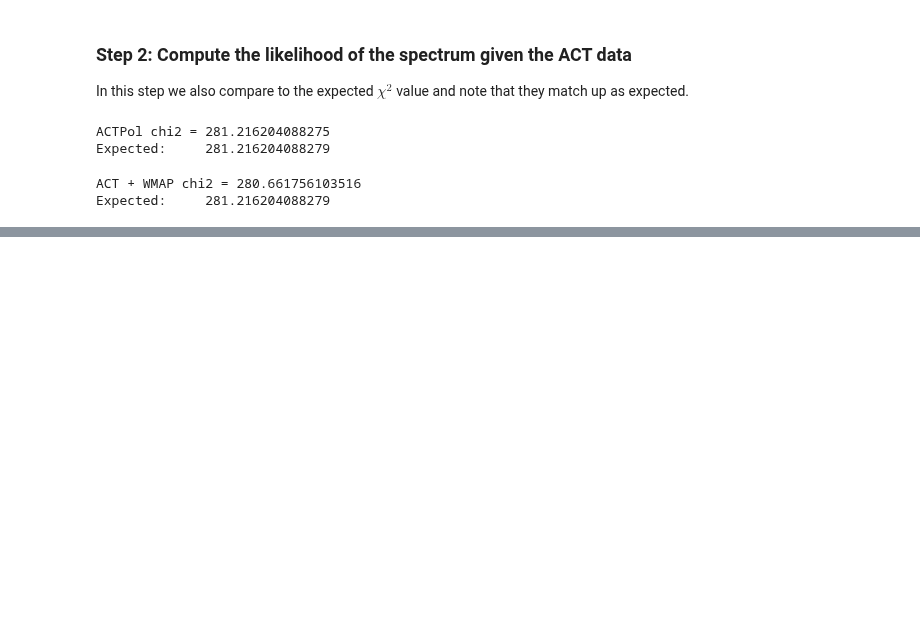
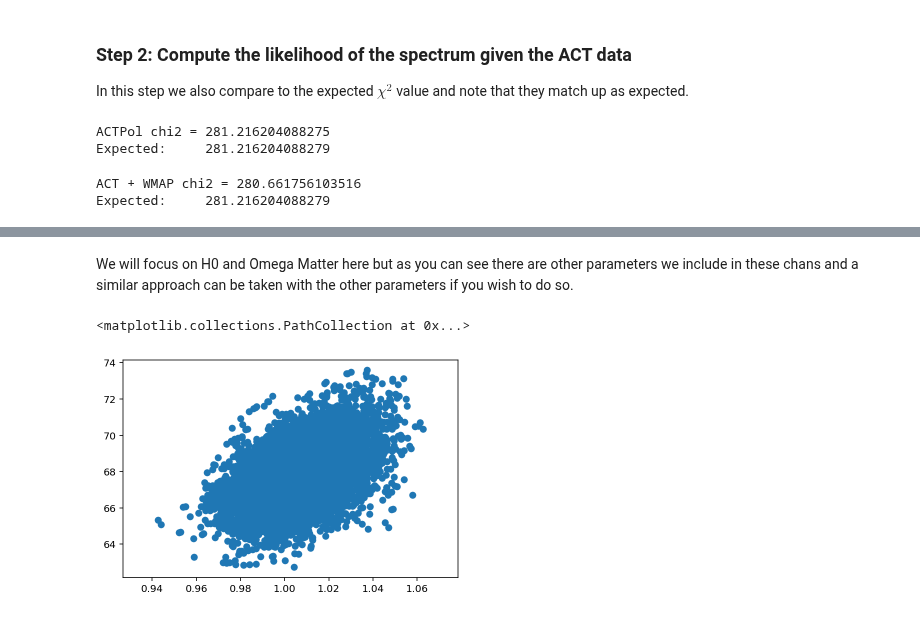
Before and after one commit to ACTCollaboration/DR4_DR5_Notebooks, a Jupyter notebook: Notebooks/Section_10_ACT_likelihood.ipynb, the cells around one changed output, grey strips where cells are left out. Cells and saved outputs as stored; diff of their text form; code cells hidden in the pictures; blank space fills up the shorter version.

Commit message:
adding chains and comments from Erminia

```diff
--- a/Notebooks/Section_10_ACT_likelihood.ipynb
+++ b/Notebooks/Section_10_ACT_likelihood.ipynb
@@ -112,0 +117,10 @@ Expected:     281.216204088279
+# %%
+# Begin by reading in a chain and names of the columns
+import pandas as pd
+
+path = "/Users/mayamallaby-kay/Desktop/workspace_docker_test/Local_data/"
+
+# Read in the column names
+names = pd.read_csv(path + "ACTPol_lcdm.paramnames.csv", names = ["parameter", "latex parameter name"])
+chain = np.genfromtxt(path + "ACTPol_lcdm_1.txt")
+names["parameter"]
@@ -112,0 +145,7 @@ Expected:     281.216204088279
+# %% [markdown]
+We will focus on H0 and Omega Matter here but as you can see there are other parameters we include in these chans and a similar approach can be taken with the other parameters if you wish to do so.
+# %%
+plt.scatter(chain[:,7], chain[:,9])
+# %% [output]
+<matplotlib.collections.PathCollection at 0x...>
+[figure, added]
```
Also changed, not shown: parts of 2 cells of this notebook.
